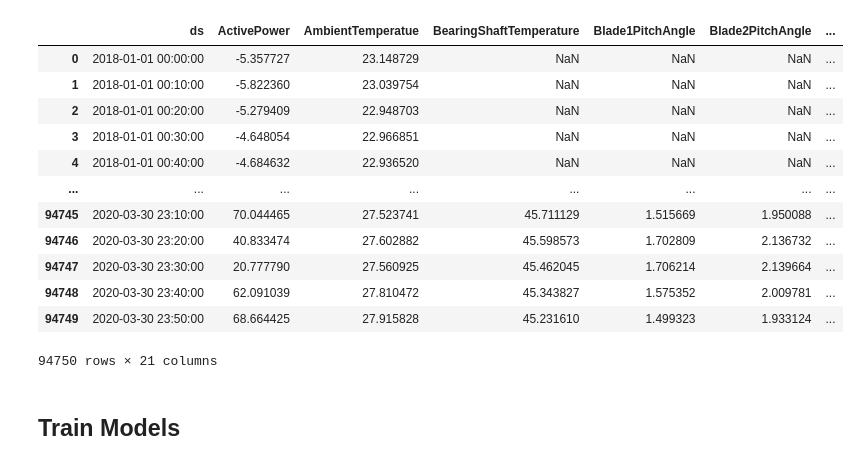
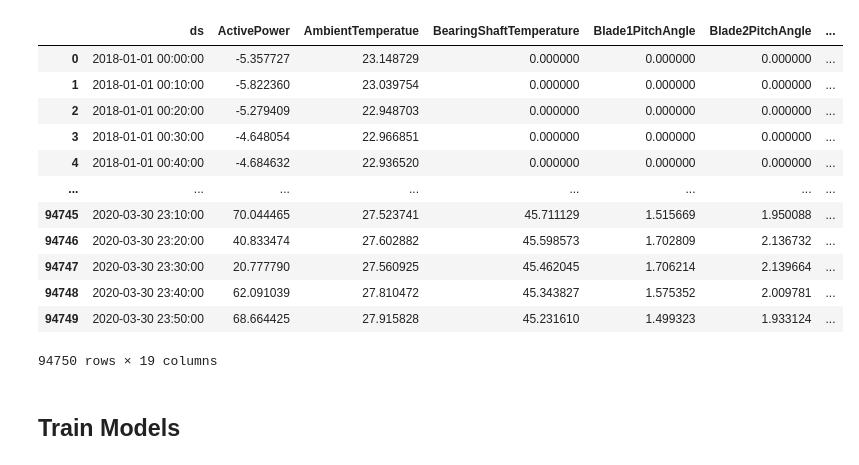
Before and after one commit to jorgeortizfuentes/mlops_forecasting, a Jupyter notebook: experiments/2. Test models.ipynb, the cells around one changed output. Cells and saved outputs as stored; diff of their text form; code cells hidden in the pictures.

```diff
--- a/experiments/2. Test models.ipynb
+++ b/experiments/2. Test models.ipynb
@@ -1,26 +1,32 @@
-# %%
-import os
-
-# Changing the current working directory to its parent directory using ".."
-os.chdir("..")
-
-# Import preprocessed data
-from train.preprocess import df
-df
-# %% [output]
-|  | ds | ActivePower | AmbientTemperatue | BearingShaftTemperature | Blade1PitchAngle | Blade2PitchAngle | ... |
-| 0 | 2018-01-01 00:00:00 | -5.357727 | 23.148729 | NaN | NaN | NaN | ... |
-| 1 | 2018-01-01 00:10:00 | -5.822360 | 23.039754 | NaN | NaN | NaN | ... |
-| 2 | 2018-01-01 00:20:00 | -5.279409 | 22.948703 | NaN | NaN | NaN | ... |
-| 3 | 2018-01-01 00:30:00 | -4.648054 | 22.966851 | NaN | NaN | NaN | ... |
-| 4 | 2018-01-01 00:40:00 | -4.684632 | 22.936520 | NaN | NaN | NaN | ... |
-| ... | ... | ... | ... | ... | ... | ... | ... |
-| 94745 | 2020-03-30 23:10:00 | 70.044465 | 27.523741 | 45.711129 | 1.515669 | 1.950088 | ... |
-| 94746 | 2020-03-30 23:20:00 | 40.833474 | 27.602882 | 45.598573 | 1.702809 | 2.136732 | ... |
-| 94747 | 2020-03-30 23:30:00 | 20.777790 | 27.560925 | 45.462045 | 1.706214 | 2.139664 | ... |
-| 94748 | 2020-03-30 23:40:00 | 62.091039 | 27.810472 | 45.343827 | 1.575352 | 2.009781 | ... |
-| 94749 | 2020-03-30 23:50:00 | 68.664425 | 27.915828 | 45.231610 | 1.499323 | 1.933124 | ... |
-94750 rows × 21 columns
+# %%
+import os
+import sys
+
+# Add scripts directory to path
+current_dir = os.getcwd()
+scripts_dir = current_dir.replace("experiments", "train")
+sys.path.append(scripts_dir)
+
+# Import preprocessed data
+from config import DATA_PATH
+from preprocess import DataPreprocessor
+preprocessor = DataPreprocessor(DATA_PATH)
+df = preprocessor.preprocess()
+df
+# %% [output]
+|  | ds | ActivePower | AmbientTemperatue | BearingShaftTemperature | Blade1PitchAngle | Blade2PitchAngle | ... |
+| 0 | 2018-01-01 00:00:00 | -5.357727 | 23.148729 | 0.000000 | 0.000000 | 0.000000 | ... |
+| 1 | 2018-01-01 00:10:00 | -5.822360 | 23.039754 | 0.000000 | 0.000000 | 0.000000 | ... |
+| 2 | 2018-01-01 00:20:00 | -5.279409 | 22.948703 | 0.000000 | 0.000000 | 0.000000 | ... |
+| 3 | 2018-01-01 00:30:00 | -4.648054 | 22.966851 | 0.000000 | 0.000000 | 0.000000 | ... |
+| 4 | 2018-01-01 00:40:00 | -4.684632 | 22.936520 | 0.000000 | 0.000000 | 0.000000 | ... |
+| ... | ... | ... | ... | ... | ... | ... | ... |
+| 94745 | 2020-03-30 23:10:00 | 70.044465 | 27.523741 | 45.711129 | 1.515669 | 1.950088 | ... |
+| 94746 | 2020-03-30 23:20:00 | 40.833474 | 27.602882 | 45.598573 | 1.702809 | 2.136732 | ... |
+| 94747 | 2020-03-30 23:30:00 | 20.777790 | 27.560925 | 45.462045 | 1.706214 | 2.139664 | ... |
+| 94748 | 2020-03-30 23:40:00 | 62.091039 | 27.810472 | 45.343827 | 1.575352 | 2.009781 | ... |
+| 94749 | 2020-03-30 23:50:00 | 68.664425 | 27.915828 | 45.231610 | 1.499323 | 1.933124 | ... |
+94750 rows × 19 columns
 # %%
 import numpy as np
 import matplotlib.pyplot as plt
```
Also changed, not shown: 12 other files.
